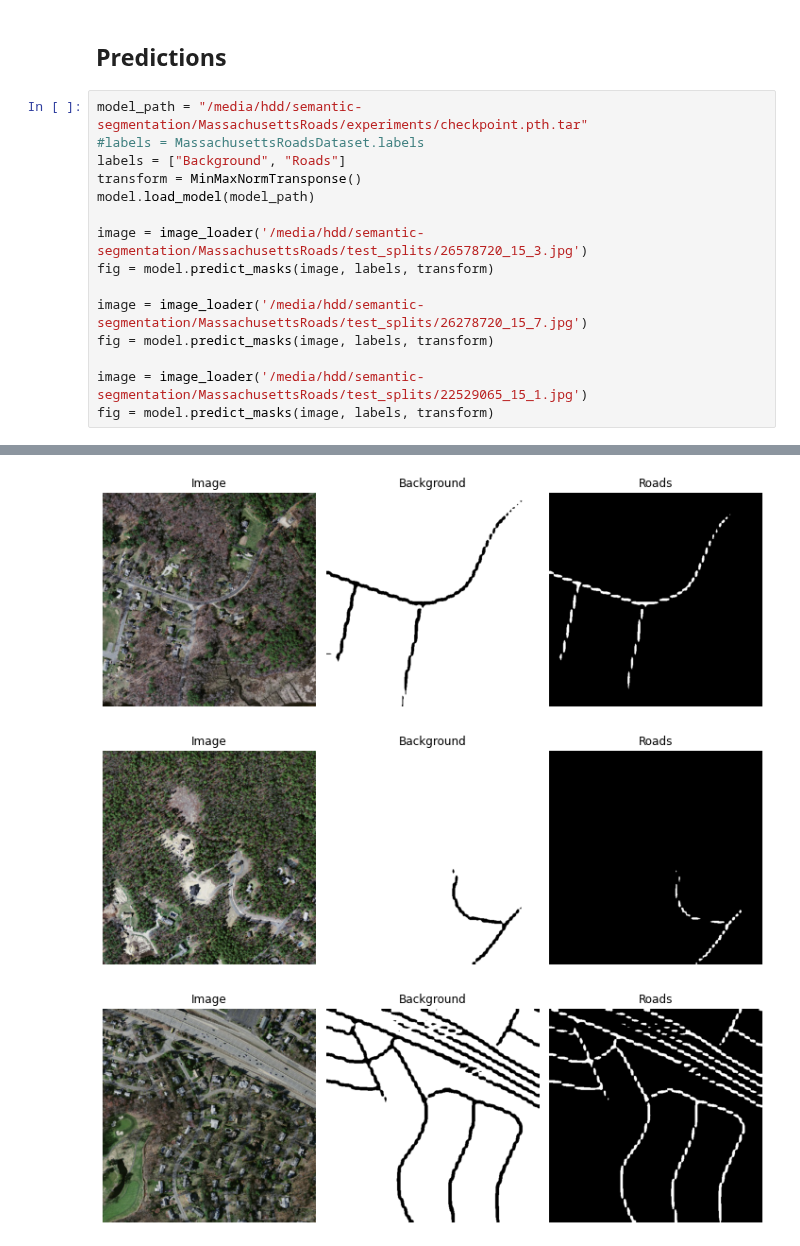
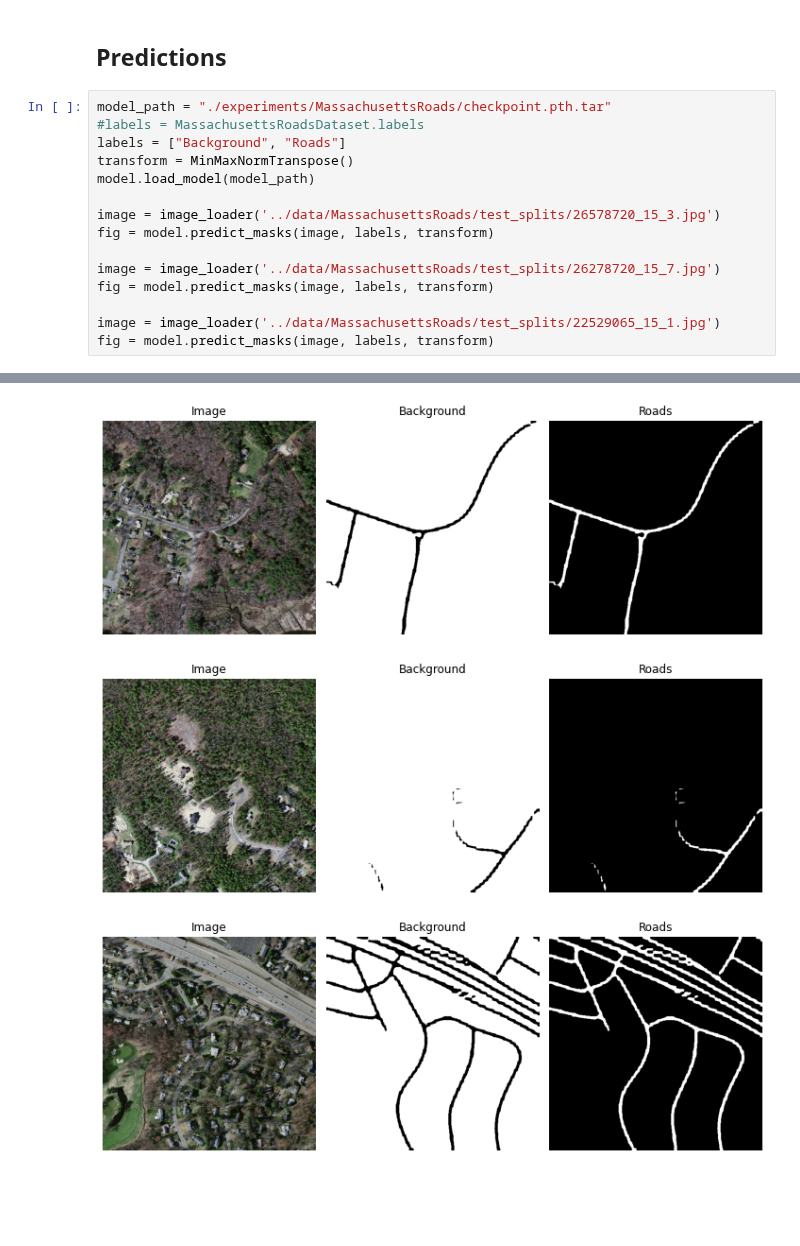
Before and after one commit to biasvariancelabs/aitlas, a Jupyter notebook: examples/semantic_segmentation_example_massachusetts_roads.ipynb, the cells around one changed output, grey strips where cells are left out. Drawn from its saved outputs; the diff is of its cells as text; blank space fills up the shorter version.

```diff
--- a/examples/semantic_segmentation_example_massachusetts_roads.ipynb
+++ b/examples/semantic_segmentation_example_massachusetts_roads.ipynb
@@ -112,18 +144,18 @@ model.running_metrics.get_scores(["iou"])
 # %% [markdown]
 ## Predictions
 # %%
-model_path = "/media/hdd/semantic-segmentation/MassachusettsRoads/experiments/checkpoint.pth.tar"
+model_path = "./experiments/MassachusettsRoads/checkpoint.pth.tar"
 #labels = MassachusettsRoadsDataset.labels
 labels = ["Background", "Roads"]
-transform = MinMaxNormTransponse()
+transform = MinMaxNormTranspose()
 model.load_model(model_path)
 
-image = image_loader('/media/hdd/semantic-segmentation/MassachusettsRoads/test_splits/26578720_15_3.jpg')
+image = image_loader('../data/MassachusettsRoads/test_splits/26578720_15_3.jpg')
 fig = model.predict_masks(image, labels, transform)
 
-image = image_loader('/media/hdd/semantic-segmentation/MassachusettsRoads/test_splits/26278720_15_7.jpg')
+image = image_loader('../data/MassachusettsRoads/test_splits/26278720_15_7.jpg')
 fig = model.predict_masks(image, labels, transform)
 
-image = image_loader('/media/hdd/semantic-segmentation/MassachusettsRoads/test_splits/22529065_15_1.jpg')
+image = image_loader('../data/MassachusettsRoads/test_splits/22529065_15_1.jpg')
 fig = model.predict_masks(image, labels, transform)
 # %% [output]
@@ -132,3 +164,3 @@ fig = model.predict_masks(image, labels, transform)
-[figure, old version]
+[figure, new version]
-[figure, old version]
+[figure, new version]
-[figure, old version]
+[figure, new version]
```
Also changed, not shown: parts of 10 cells of this notebook.
